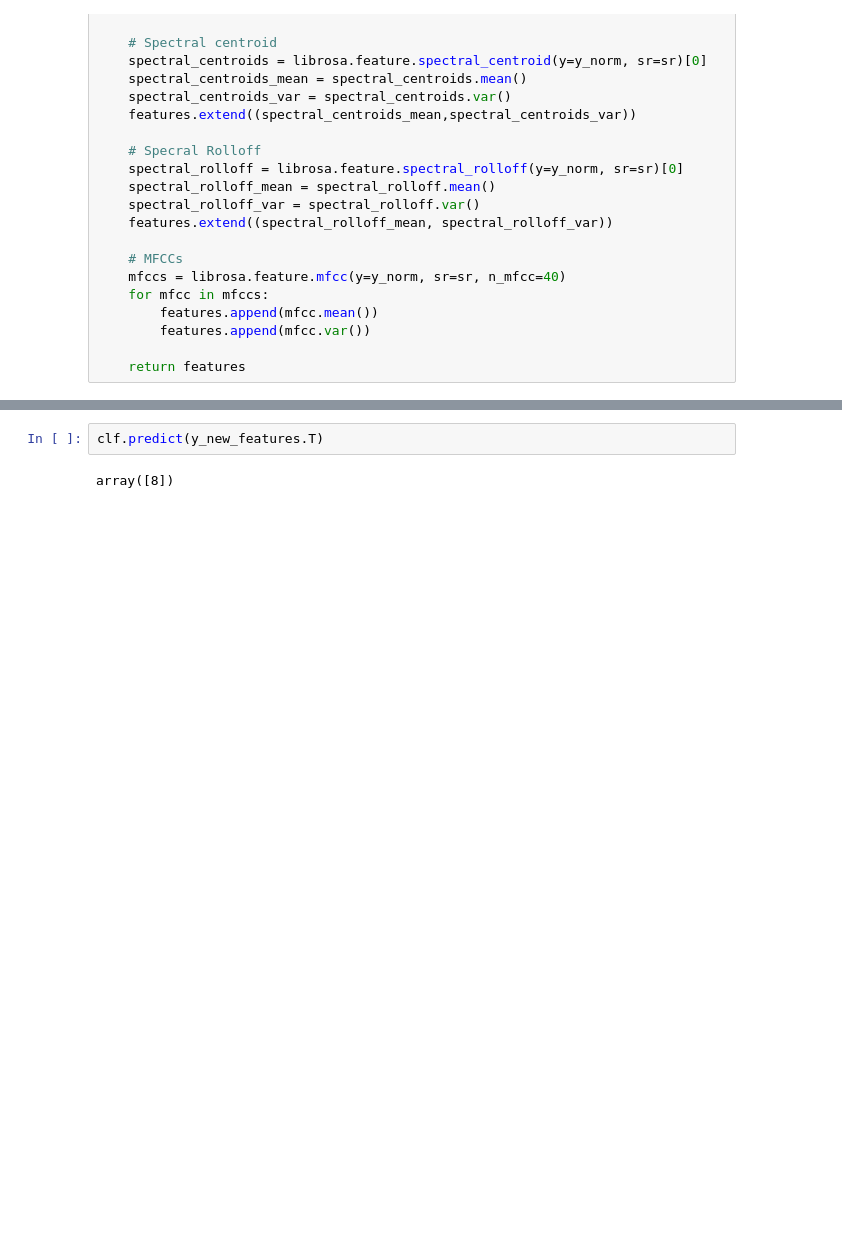
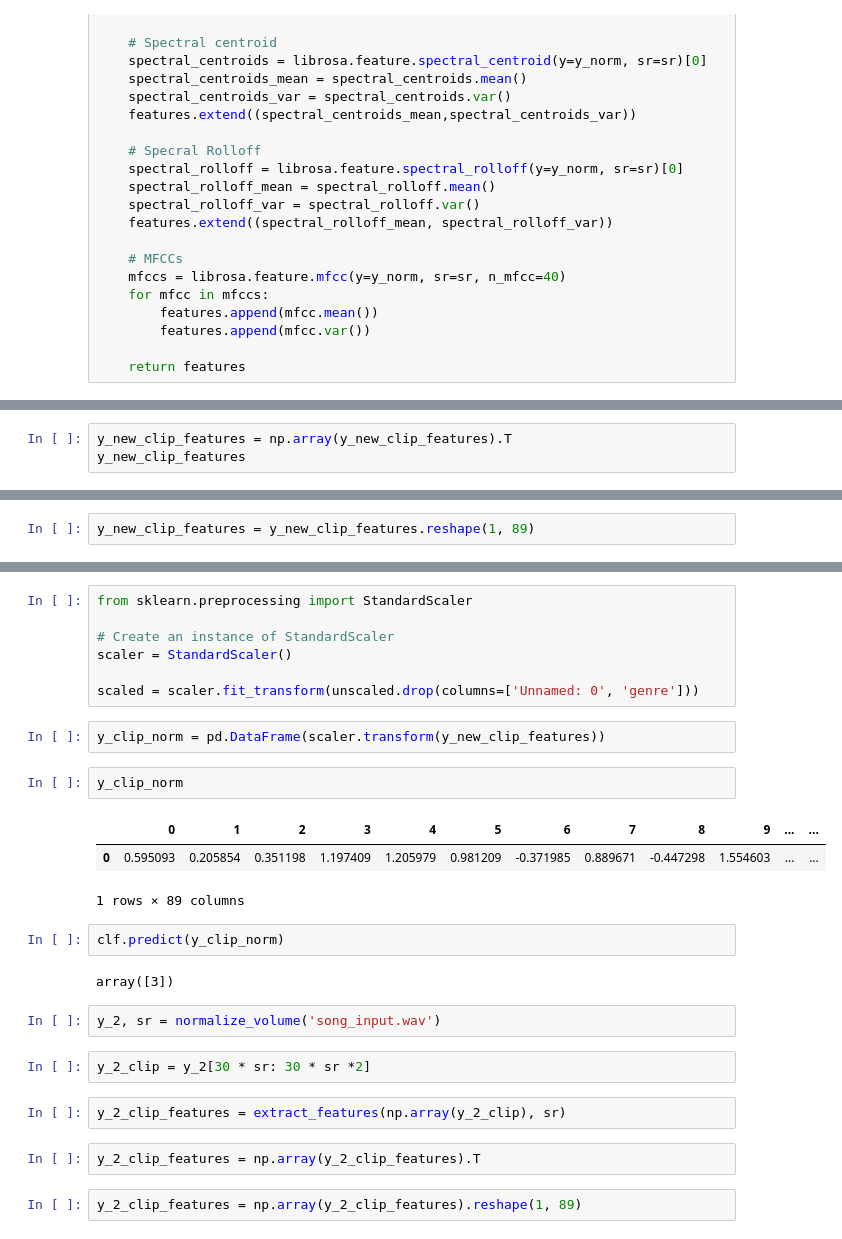
Before and after one commit to rsmassey/mcats, a Jupyter notebook: notebooks/Model_SVM.ipynb, the cells around one changed output, grey strips where cells are left out. Cells and saved outputs as stored; diff of their text form; blank space fills up the shorter version.

Commit message:
Added a function for predicting genre from a file

```diff
--- a/notebooks/Model_SVM.ipynb
+++ b/notebooks/Model_SVM.ipynb
@@ -87,0 +116,3 @@ y_new_features
+# %%
+y_new_clip_features = np.array(y_new_clip_features).T
+y_new_clip_features
@@ -87,0 +141,2 @@ y_new_features
+# %%
+y_new_clip_features = y_new_clip_features.reshape(1, 89)
@@ -88,4 +174,29 @@ y_new_features
 # %%
-clf.predict(y_new_features.T)
+from sklearn.preprocessing import StandardScaler
+
+# Create an instance of StandardScaler
+scaler = StandardScaler()
+
+scaled = scaler.fit_transform(unscaled.drop(columns=['Unnamed: 0', 'genre']))
-# %% [output]
-array([8])
+# %%
+y_clip_norm = pd.DataFrame(scaler.transform(y_new_clip_features))
+# %%
+y_clip_norm
+# %% [output]
+|  | 0 | 1 | 2 | 3 | 4 | 5 | 6 | 7 | 8 | 9 | ... | ... |
+| 0 | 0.595093 | 0.205854 | 0.351198 | 1.197409 | 1.205979 | 0.981209 | -0.371985 | 0.889671 | -0.447298 | 1.554603 | ... | ... |
+1 rows × 89 columns
+# %%
+clf.predict(y_clip_norm)
+# %% [output]
+array([3])
+# %%
+y_2, sr = normalize_volume('song_input.wav')
+# %%
+y_2_clip = y_2[30 * sr: 30 * sr *2]
+# %%
+y_2_clip_features = extract_features(np.array(y_2_clip), sr)
+# %%
+y_2_clip_features = np.array(y_2_clip_features).T
+# %%
+y_2_clip_features = np.array(y_2_clip_features).reshape(1, 89)
```
Also changed, not shown: parts of 32 cells of this notebook.
